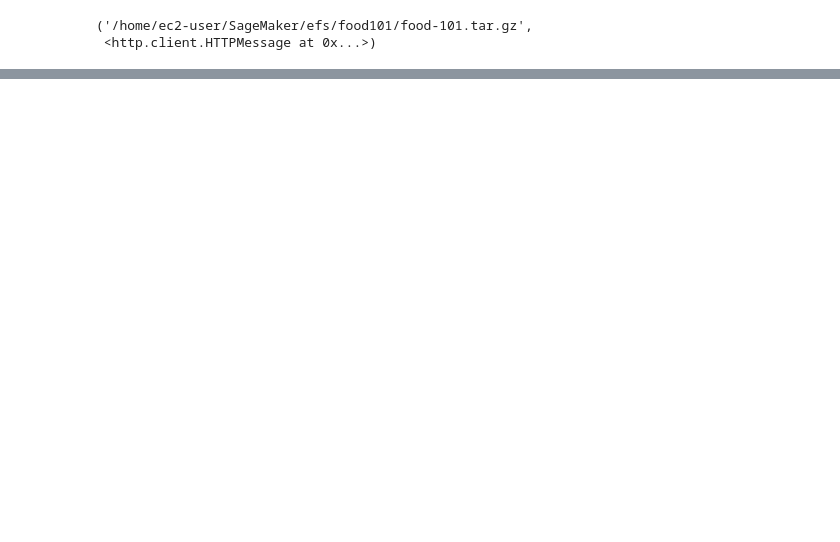
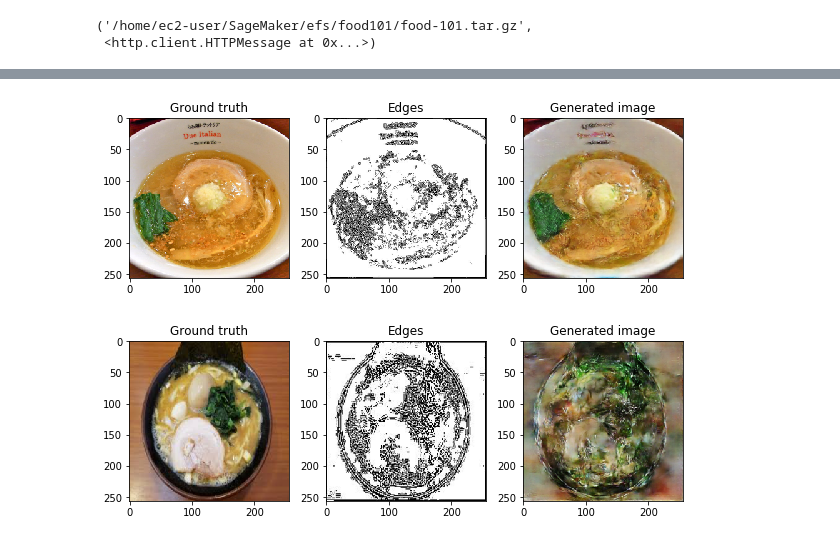
Before and after one commit to harusametime/sagemaker-notebooks, a Jupyter notebook: edge2food/edges2ramen.ipynb, the cells around one changed output, grey strips where cells are left out. Saved outputs shown, nothing was run; the diff lists cells and outputs as text; code cells hidden in the pictures; blank space fills up the shorter version.

Commit message:
add edge2food

```diff
--- a/edge2food/edges2ramen.ipynb
+++ b/edge2food/edges2ramen.ipynb
@@ -125,0 +167,68 @@ ClientError: An error occurred (ValidationException) when calling the CreateMode
+# %%
+'''
+Training_data
+'''
+file_list = os.listdir('/home/ec2-user/SageMaker/efs/food101/food-101/images/ramen/')
+index = np.random.choice(len(file_list))
+
+edge_image = read_image(os.path.join('/home/ec2-user/SageMaker/efs/food101/food-101/images/ramen_edge', file_list[index])).asnumpy()
+
+result = predictor.predict(edge_image)
+
+gt_image =  read_image(os.path.join('/home/ec2-user/SageMaker/efs/food101/food-101/images/ramen/', file_list[index])).asnumpy()
+gt_image = np.squeeze(gt_image, axis=0).transpose([1,2,0])
+gt_image = (gt_image + 1)*127.5
+gt_image = gt_image.astype(int)
+
+edge_image = np.squeeze(edge_image, axis=0).transpose([1,2,0])
+edge_image = (edge_image + 1)*127.5
+edge_image = edge_image.astype(int)
+
+gen_image = (np.array(result)+1)*127.5
+gen_image = gen_image.astype(int).transpose([1,2,0])
+
+images = [gt_image, edge_image, gen_image]
+labels = ['Ground truth', 'Edges', 'Generated image']
+
+fig0 = plt.figure()
+fig0.set_size_inches(10,10)
+for i in range(3):
+    plt.subplot(3,3,i+1)
+    plt.imshow(images[i])
+    plt.title(labels[i])
+
+'''
+Test_data
+'''
+
+file_list = os.listdir('./test_edge')
+index = np.random.choice(len(file_list))
+
+edge_image = read_image(os.path.join('./test_edge', file_list[index])).asnumpy()
+
+result = predictor.predict(edge_image)
+
+gt_image =  read_image(os.path.join('./test', file_list[index])).asnumpy()
+gt_image = np.squeeze(gt_image, axis=0).transpose([1,2,0])
+gt_image = (gt_image + 1)*127.5
+gt_image = gt_image.astype(int)
+
+edge_image = np.squeeze(edge_image, axis=0).transpose([1,2,0])
+edge_image = (edge_image + 1)*127.5
+edge_image = edge_image.astype(int)
+
+gen_image = (np.array(result)+1)*127.5
+gen_image = gen_image.astype(int).transpose([1,2,0])
+
+images = [gt_image, edge_image, gen_image]
+labels = ['Ground truth', 'Edges', 'Generated image']
+
+fig1 = plt.figure()
+fig1.set_size_inches(10,10)
+for i in range(3):
+    plt.subplot(3,3,i+1)
+    plt.imshow(images[i])
+    plt.title(labels[i])
+# %% [output]
+[figure, added]
+[figure, added]
```
Also changed, not shown: parts of 7 cells of this notebook, 1 other file.
